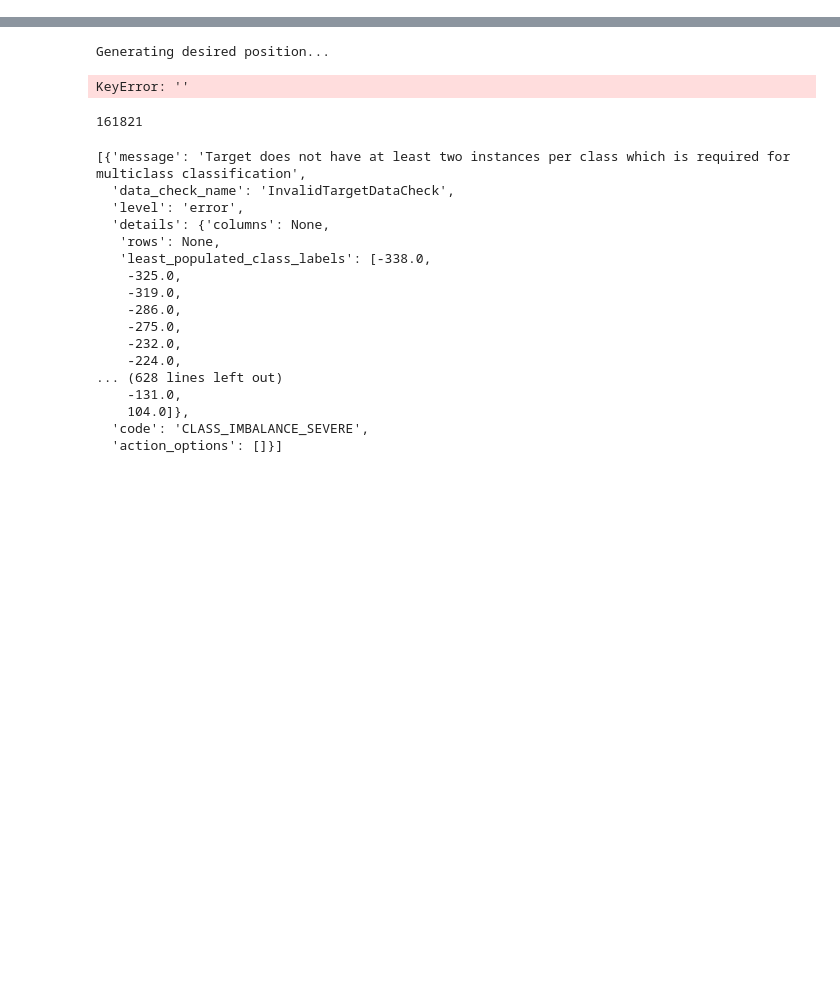
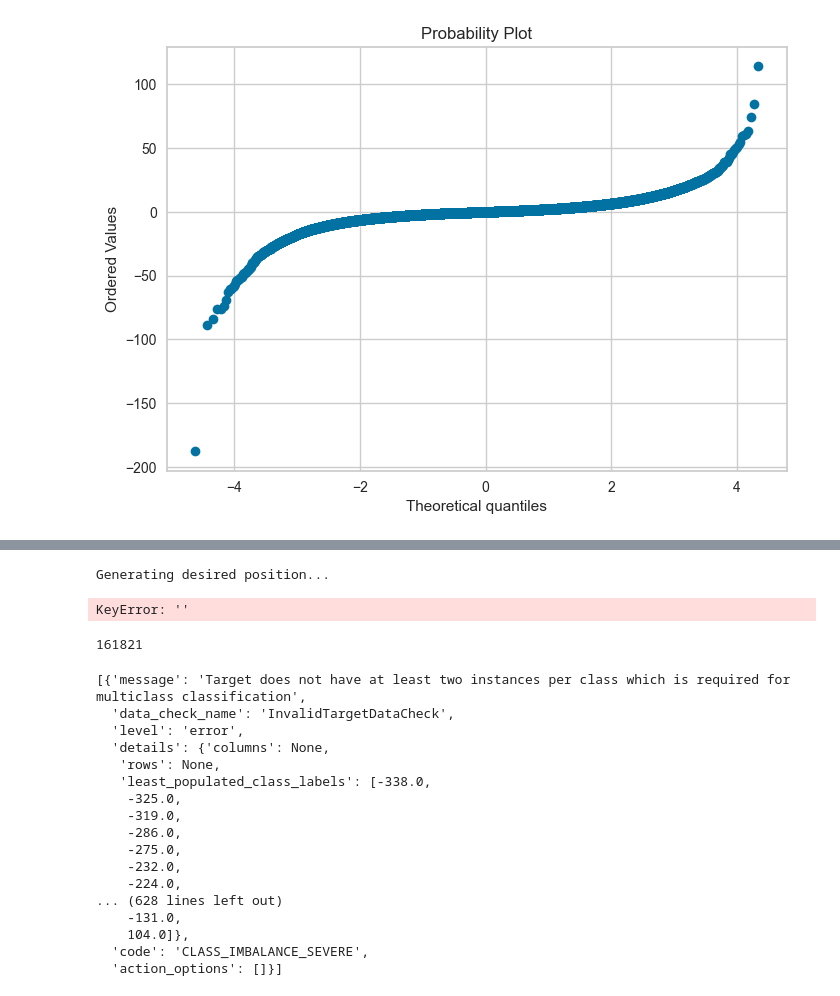
Before and after one commit to lianlongbagua/ml_rf_project, a Jupyter notebook: notebooks/evalml_exploration.ipynb, the cells around one changed output, grey strips where cells are left out. Cells and saved outputs as stored; diff of their text form; code cells hidden in the pictures; blank space fills up the shorter version.

```diff
--- a/notebooks/evalml_exploration.ipynb
+++ b/notebooks/evalml_exploration.ipynb
@@ -10,0 +13,11 @@ from sklearn.model_selection import train_test_split
+# %%
+df = pd.read_csv("../data/data.csv")
+tt = TuneTA(n_jobs=-1, verbose=True)
+# %%
+import scipy.stats as stats
+import matplotlib.pyplot as plt
+
+stats.probplot(df.tsa_residual, dist="norm", plot=plt)
+plt.show()
+# %% [output]
+[figure, added]
```
Also changed, not shown: parts of 20 cells of this notebook, 2 other files.
